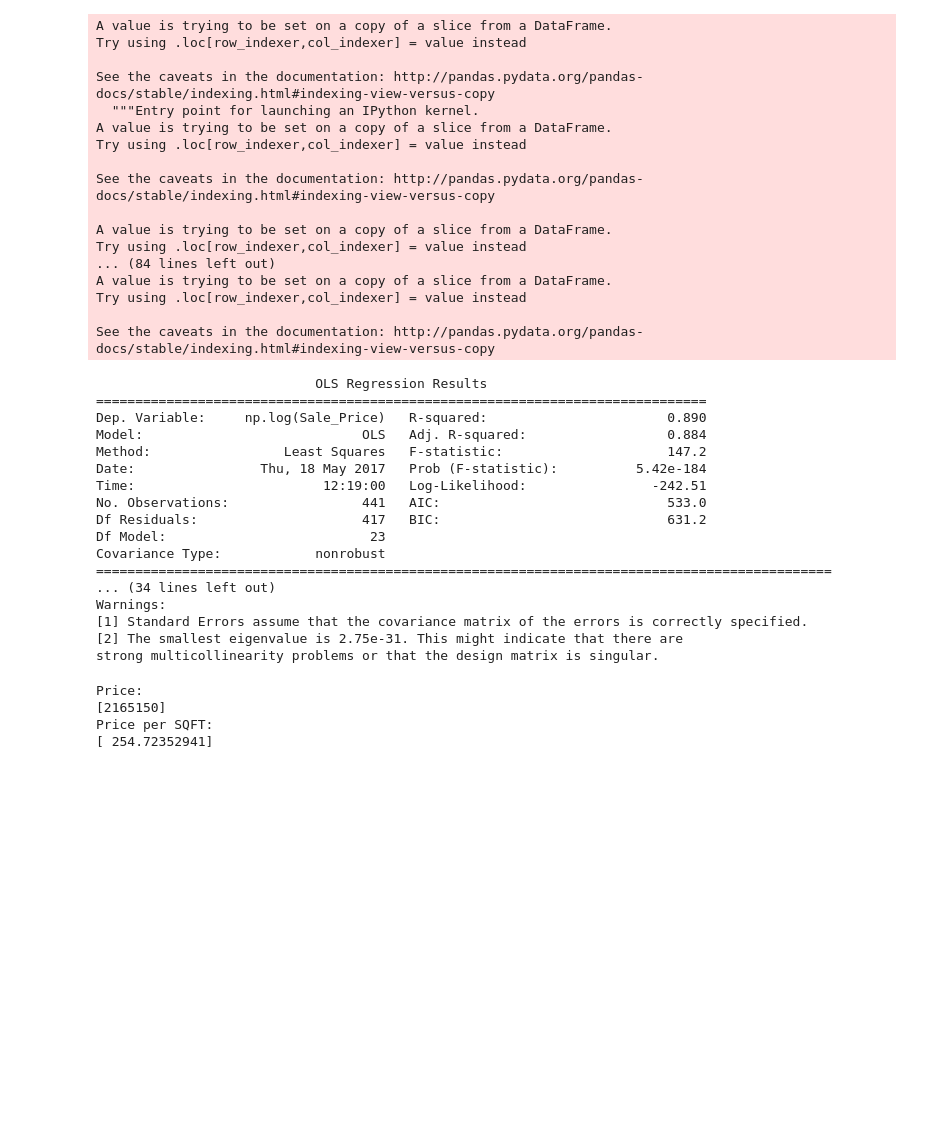
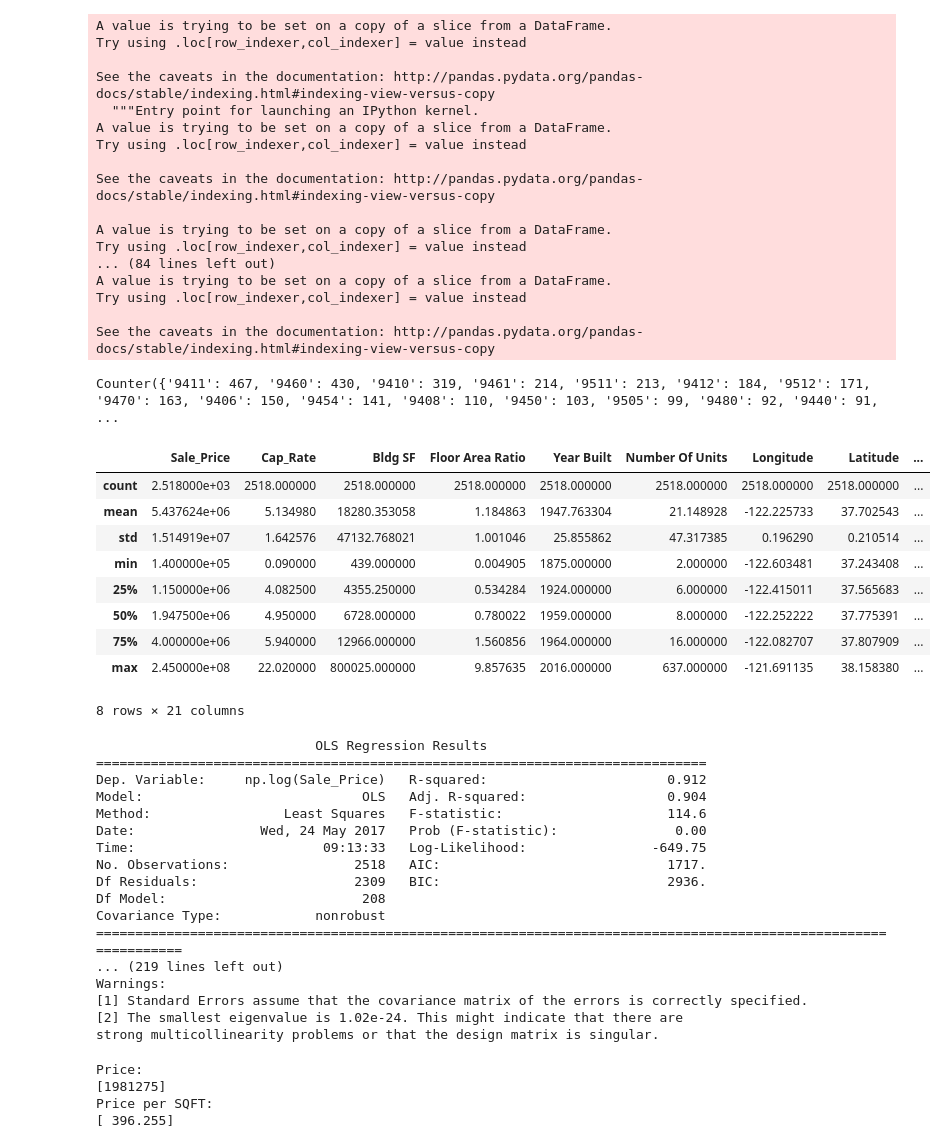
Before and after one commit to Pippeys/Property-Value, a Jupyter notebook: Jupyter/BayAreaEstimate.ipynb, the cells around one changed output. Saved outputs shown, nothing was run; the diff lists cells and outputs as text; code cells hidden in the pictures; blank space fills up the shorter version.

```diff
--- a/Jupyter/BayAreaEstimate.ipynb
+++ b/Jupyter/BayAreaEstimate.ipynb
@@ -73,6 +73,7 @@ sb.set_style('whitegrid')
 #x = pd.read_csv('C:/Users/scott/Dropbox/twerk werk/Data/cre_values')
 
 # Work
-x = pd.read_csv('C:/Users/sstandring/Dropbox/twerk werk/Data/cre_values')
+x = pd.read_csv('C:/Users/sstandring/Dropbox/twerk werk/Data/cre_values.csv')
 
 df = x.dropna(axis = 0)
+df.head()
@@ -105,7 +113,7 @@ df['sale_year_qrt'] = df['sale_year_qrt'] - 2000
 df['yearbuilt'] = df['Year Built'].astype('str').str[:-3]
 df['yearbuilt'] = df['yearbuilt'].astype(int)
 
-df['Property Zip Code'] = df['Property Zip Code'].astype('str').str[:-2]
+df['Property Zip Code'] = df['Property Zip Code'].astype('str').str[:-1]
 df['bin_zip'] = num.fit_transform(df['Property Zip Code'].astype('str'))
 df['zipper'] = df['Property Zip Code'].astype('str')
 # %% [output]
@@ -129,36 +137,52 @@ See the caveats in the documentation: http://pandas.pydata.org/pandas-docs/stabl
 # %%
 mf = df.loc[df['PropertyType'] == 'Multi-Family']
 mf = mf.loc[mf['sale_year'] != '2007']
 mf = mf.loc[mf['sale_year'] != '2008']
 mf = mf.loc[mf['sale_year'] != '2009']
 mf = mf.loc[mf['sale_year'] != '2010']
 mf = mf.loc[mf['sale_year'] != '2011']
+freqs = Counter(df.zipper)
+print(freqs)
+
+mf.describe()
+# %% [output]
+Counter({'9411': 467, '9460': 430, '9410': 319, '9461': 214, '9511': 213, '9412': 184, '9512': 171, '9470': 163, '9406': 150, '9454': 141, '9408': 110, '9450': 103, '9505': 99, '9480': 92, '9440': 91, ...
+|  | Sale_Price | Cap_Rate | Bldg SF | Floor Area Ratio | Year Built | Number Of Units | Longitude | Latitude | ... |
+| count | 2.518000e+03 | 2518.000000 | 2518.000000 | 2518.000000 | 2518.000000 | 2518.000000 | 2518.000000 | 2518.000000 | ... |
+| mean | 5.437624e+06 | 5.134980 | 18280.353058 | 1.184863 | 1947.763304 | 21.148928 | -122.225733 | 37.702543 | ... |
+| std | 1.514919e+07 | 1.642576 | 47132.768021 | 1.001046 | 25.855862 | 47.317385 | 0.196290 | 0.210514 | ... |
+| min | 1.400000e+05 | 0.090000 | 439.000000 | 0.004905 | 1875.000000 | 2.000000 | -122.603481 | 37.243408 | ... |
+| 25% | 1.150000e+06 | 4.082500 | 4355.250000 | 0.534284 | 1924.000000 | 6.000000 | -122.415011 | 37.565683 | ... |
+| 50% | 1.947500e+06 | 4.950000 | 6728.000000 | 0.780022 | 1959.000000 | 8.000000 | -122.252222 | 37.775391 | ... |
+| 75% | 4.000000e+06 | 5.940000 | 12966.000000 | 1.560856 | 1964.000000 | 16.000000 | -122.082707 | 37.807909 | ... |
+| max | 2.450000e+08 | 22.020000 | 800025.000000 | 9.857635 | 2016.000000 | 637.000000 | -121.691135 | 38.158380 | ... |
+8 rows × 21 columns
 # %%
 # formula must have variables in string, no spaces!
-est = smf.ols(formula = 'np.log(Sale_Price) ~ cap + (np.log(units)/np.log(sqft)) + yearbuilt * C(zipper)', data = mf)
+est = smf.ols(formula = 'np.log(Sale_Price) ~ (cap + (np.log(units)/np.log(sqft)) + yearbuilt) * C(zipper)', data = mf)
 results = est.fit()
 print(results.summary())
 # %% [output]
                             OLS Regression Results
 ==============================================================================
-Dep. Variable:     np.log(Sale_Price)   R-squared:                       0.890
-Model:                            OLS   Adj. R-squared:                  0.884
-Method:                 Least Squares   F-statistic:                     147.2
-Date:                Thu, 18 May 2017   Prob (F-statistic):          5.42e-184
-Time:                        12:19:00   Log-Likelihood:                -242.51
-No. Observations:                 441   AIC:                             533.0
-Df Residuals:                     417   BIC:                             631.2
-Df Model:                          23
+Dep. Variable:     np.log(Sale_Price)   R-squared:                       0.912
+Model:                            OLS   Adj. R-squared:                  0.904
+Method:                 Least Squares   F-statistic:                     114.6
+Date:                Wed, 24 May 2017   Prob (F-statistic):               0.00
+Time:                        09:13:33   Log-Likelihood:                -649.75
+No. Observations:                2518   AIC:                             1717.
+Df Residuals:                    2309   BIC:                             2936.
+Df Model:                         208
 Covariance Type:            nonrobust
-==============================================================================================
-... (34 lines left out)
+================================================================================================================
+... (219 lines left out)
 Warnings:
 [1] Standard Errors assume that the covariance matrix of the errors is correctly specified.
-[2] The smallest eigenvalue is 2.75e-31. This might indicate that there are
+[2] The smallest eigenvalue is 1.02e-24. This might indicate that there are
 strong multicollinearity problems or that the design matrix is singular.
 # %%
 #'np.log(Sale_Price) ~ cap * (np.log(units)/np.log(sqft)) * sale_year_qrt * yearbuilt * C(zipper)'
-a = pd.DataFrame({'cap':[5],'units':[12], 'sqft':[8500],'yearbuilt':[195], 'zipper':['945']})
+a = pd.DataFrame({'cap':[5.45],'units':[6], 'sqft':[5000],'yearbuilt':[195], 'zipper':['9410']})
 ans = results.predict(a)
 price = np.exp(ans).astype(int)
 ppsf = price/a.sqft
@@ -168,6 +192,6 @@ print('Price per SQFT: ')
 print(ppsf.values)
 # %% [output]
 Price:
-[2165150]
+[1981275]
 Price per SQFT:
-[ 254.72352941]
+[ 396.255]
```
Also changed, not shown: parts of 1 cell of this notebook, 44 other files.
